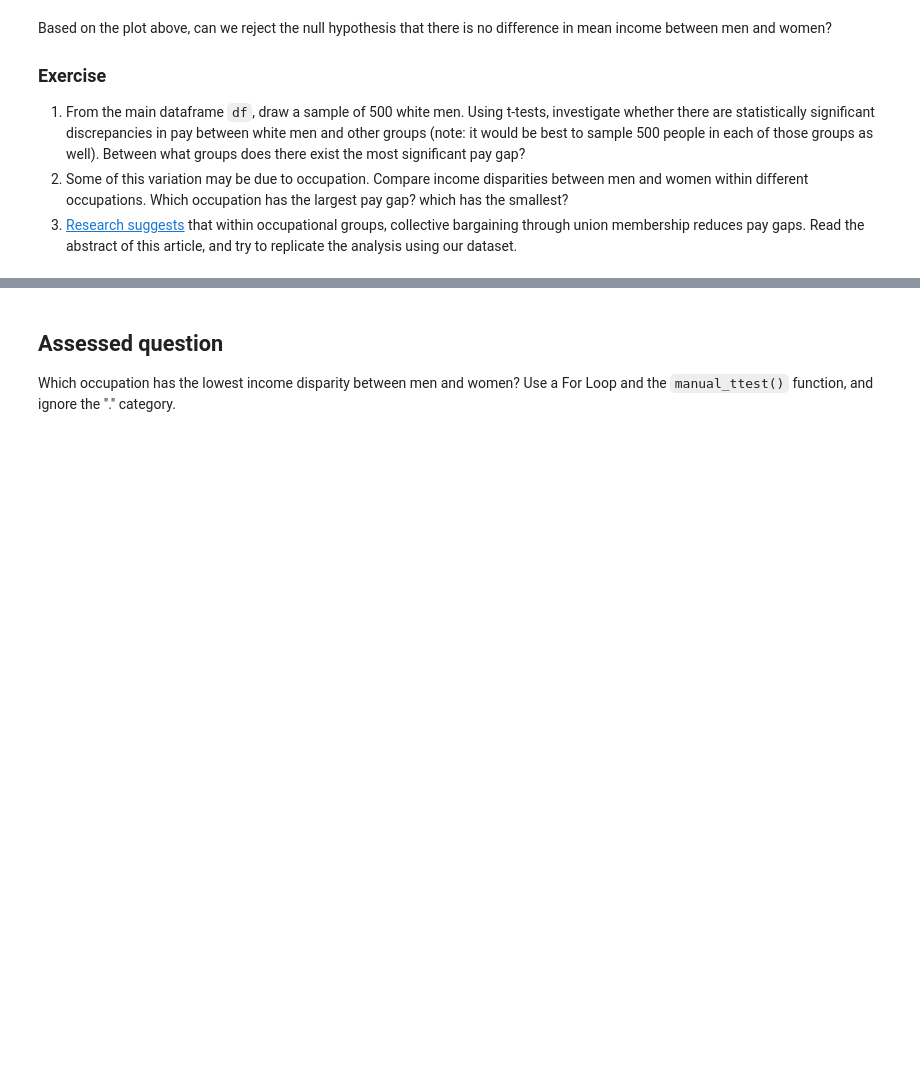
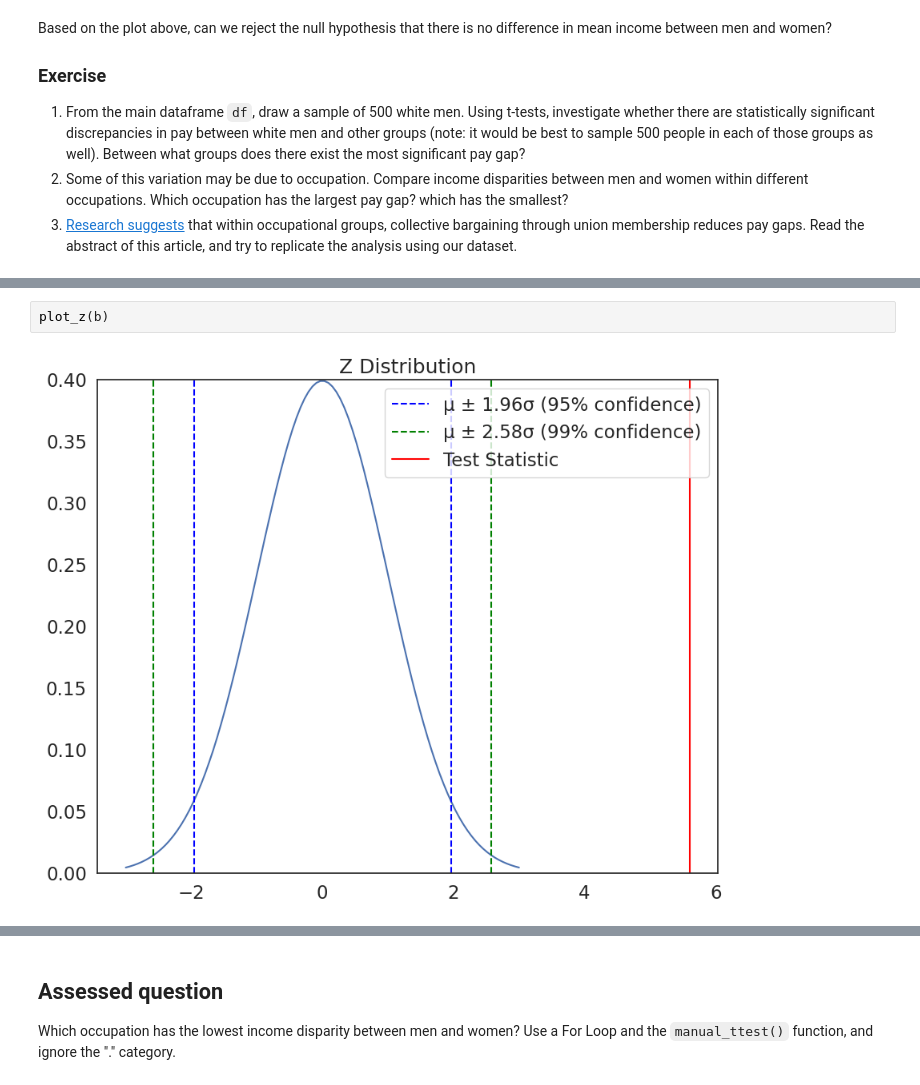
Before and after one commit to DiegoArgn/QM-2, a Jupyter notebook: w06_hypothesis_testing.ipynb, the cells around one changed output, grey strips where cells are left out. Cells and saved outputs as stored; diff of their text form; blank space fills up the shorter version.

```diff
--- a/w06_hypothesis_testing.ipynb
+++ b/w06_hypothesis_testing.ipynb
@@ -296,0 +349,4 @@ Based on the plot above, can we reject the null hypothesis that there is no diff
+# %%
+plot_z(b)
+# %% [output]
+[figure, added]
```
Also changed, not shown: parts of 23 cells of this notebook.
